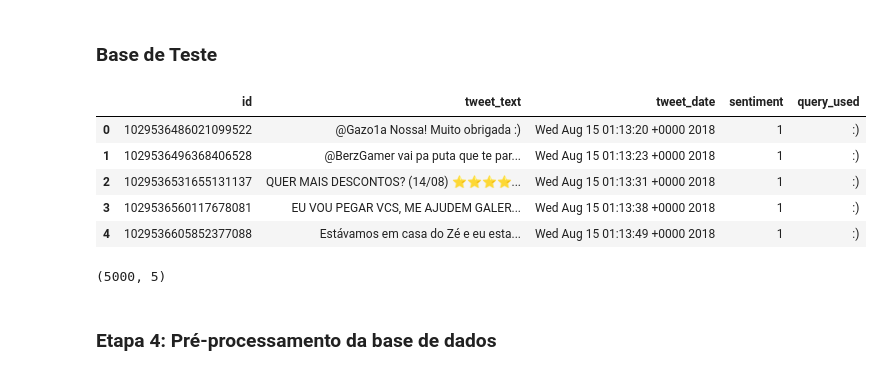
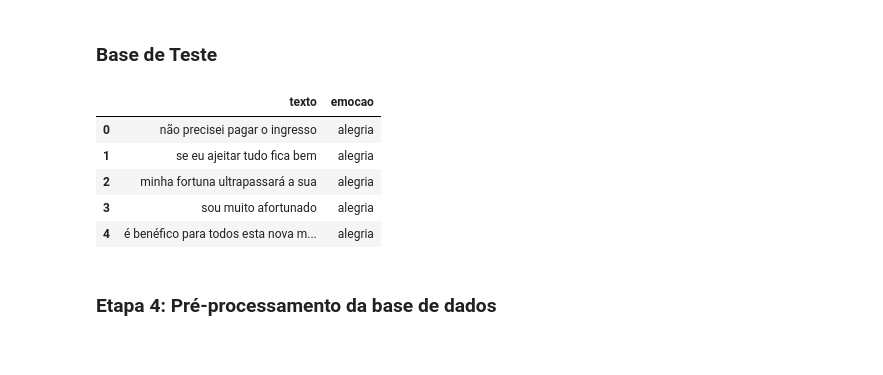
Before and after one commit to Joao-Inacio/IA_e_Machine_Learning, a Jupyter notebook: 1.2-Processamento_de_Linguagem_Natural/Classificacao_Texto_Twitter.ipynb, the cells around one changed output. Cells and saved outputs as stored; diff of their text form; code cells hidden in the pictures.

```diff
--- a/1.2-Processamento_de_Linguagem_Natural/Classificacao_Texto_Twitter.ipynb
+++ b/1.2-Processamento_de_Linguagem_Natural/Classificacao_Texto_Twitter.ipynb
@@ -111,21 +105,15 @@ resultado
 ### Base de Teste
 # %%
 # Base de teste
-bd_test = pd.read_csv('./data/Test.csv', sep=';')
+bd_test = pd.read_csv('./data/base_teste.txt', encoding='utf8')
 bd_test.head()
 # %% [output]
-|  | id | tweet_text | tweet_date | sentiment | query_used |
-| 0 | 1029536486021099522 | @Gazo1a Nossa! Muito obrigada :) | Wed Aug 15 01:13:20 +0000 2018 | 1 | :) |
-| 1 | 1029536496368406528 | @BerzGamer vai pa puta que te par... | Wed Aug 15 01:13:23 +0000 2018 | 1 | :) |
-| 2 | 1029536531655131137 | QUER MAIS DESCONTOS? (14/08) ⭐⭐⭐⭐... | Wed Aug 15 01:13:31 +0000 2018 | 1 | :) |
-| 3 | 1029536560117678081 | EU VOU PEGAR VCS, ME AJUDEM GALER... | Wed Aug 15 01:13:38 +0000 2018 | 1 | :) |
-| 4 | 1029536605852377088 | Estávamos em casa do Zé e eu esta... | Wed Aug 15 01:13:49 +0000 2018 | 1 | :) |
+|  | texto | emocao |
+| 0 | não precisei pagar o ingresso | alegria |
+| 1 | se eu ajeitar tudo fica bem | alegria |
+| 2 | minha fortuna ultrapassará a sua | alegria |
+| 3 | sou muito afortunado | alegria |
+| 4 | é benéfico para todos esta nova m... | alegria |
-# %%
-# Diminuído a base de dados com Amostragem Aleatória Simples
-bd_test = bd_test.sample(n=5000)
-bd_test.shape
-# %% [output]
-(5000, 5)
 # %% [markdown]
 ### Etapa 4: Pré-processamento da base de dados
 # %%
```
Also changed, not shown: parts of 24 cells of this notebook, 5 other files.
